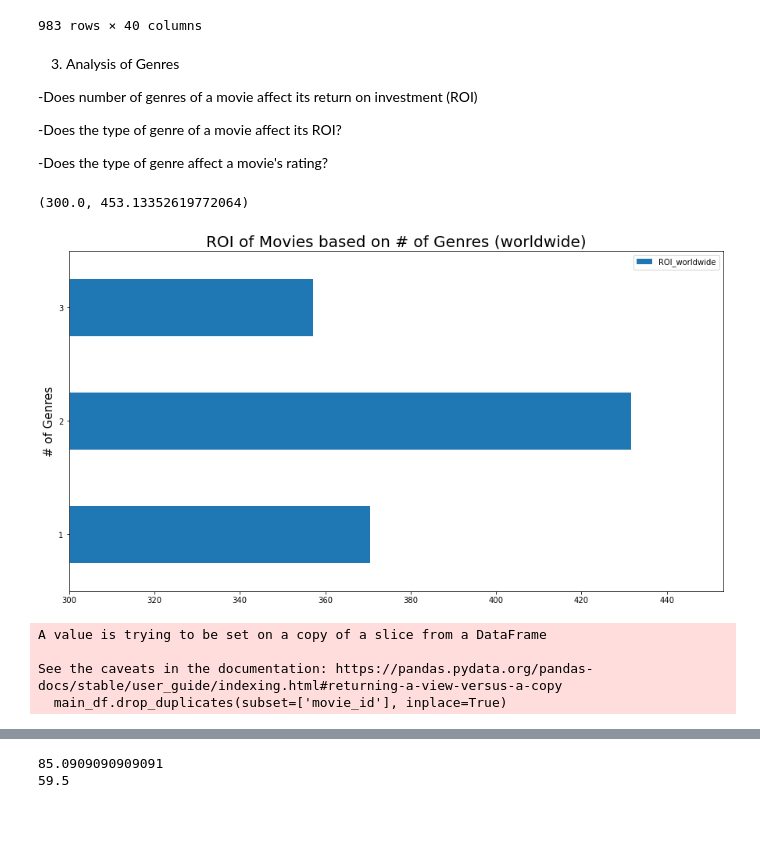
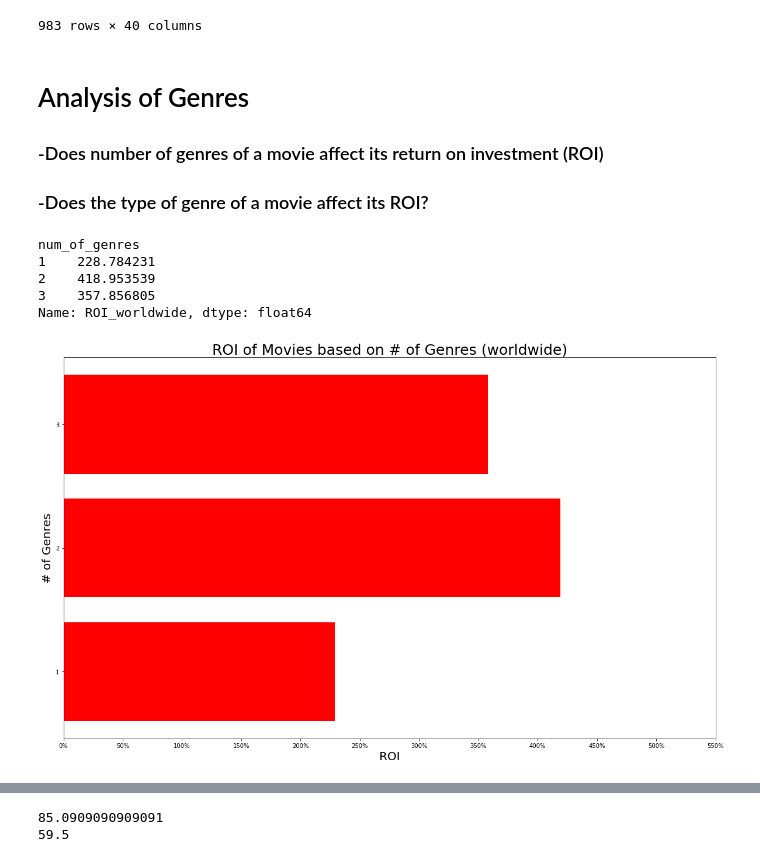
Before and after one commit to bc0119/project, a Jupyter notebook: dsc-phase-1-project-v2-4-master/student.ipynb, the cells around one changed output, grey strips where cells are left out. Saved outputs shown, nothing was run; the diff lists cells and outputs as text; code cells hidden in the pictures; blank space fills up the shorter version.

Commit message:
finished analysis and started updating plots and comments

```diff
--- a/dsc-phase-1-project-v2-4-master/student.ipynb
+++ b/dsc-phase-1-project-v2-4-master/student.ipynb
@@ -152,10 +162,10 @@ def binary_genres(lst, genre):
         return 1
     else:
         return 0
+
+#looping through genre columns to apply binary_genres function to add new columns
+for i in genre_columns:
+    merged[i] = merged.genres.apply(lambda x: binary_genres(x, i)
-# %%
-#looping through genre columns to apply binary_genres function to add new columns
-for i in genre_columns:
-    merged[i] = merged.genres.apply(lambda x: binary_genres(x, i))
 # %%
 merged
 # %% [output]
@@ -305,10 +283,8 @@ main_df
 | 1227 | tt9024106 | 2019 | 106.0 | [Biography, Drama] | 6.3 | 5945 | Unplanned | 33 | ... |
 983 rows × 40 columns
 # %% [markdown]
-3. Analysis of Genres
+#  Analysis of Genres
 
--Does number of genres of a movie affect its return on investment (ROI)
+### -Does number of genres of a movie affect its return on investment (ROI)
 
--Does the type of genre of a movie affect its ROI?
-
--Does the type of genre affect a movie's rating?
+### -Does the type of genre of a movie affect its ROI?
@@ -319,16 +291,33 @@ grouped_by_num_of_genres = main_df.groupby(['num_of_genres']).mean()
-# %%
-grouped_by_num_of_genres[['ROI_worldwide']].plot(kind = 'barh', figsize=(15,8))
-plt.title('ROI of Movies based on # of Genres (worldwide)', fontsize=20)
-plt.ylabel("# of Genres", fontsize=15)
-plt.xlim(300)
-# %% [output]
-(300.0, 453.13352619772064)
-[figure, removed]
+# %%
+#grouped dataframe by number of genres of each movie
+
+grouped_by_num_of_genres = main_df.groupby(['num_of_genres']).mean()
+num_genres_roi = grouped_by_num_of_genres['ROI_worldwide']
+num_genres_roi
+# %% [output]
+num_of_genres
+1    228.784231
+2    418.953539
+3    357.856805
+Name: ROI_worldwide, dtype: float64
+# %%
+#barplot of ROI by number of genres
+
+fig, ax = plt.subplots(figsize=(20,12))
+
+ax.barh(num_genres_roi.index, list(num_genres_roi), color='red')
+
+ax.set_title('ROI of Movies based on # of Genres (worldwide)', fontsize=25)
+ax.set_ylabel("# of Genres", fontsize=20)
+ax.set_yticks([1,2,3])
+ax.set_xlabel('ROI', fontsize=20)
+ax.set_xticks(range(0,600,50))
+ax.set_xticklabels(['{}%'.format(i) for i in range(0,600,50)])
+
+plt.show()
+# %% [output]
+[figure, added]
 # %%
+#dropping duplicates
 main_df.drop_duplicates(subset=['movie_id'], inplace=True)
-# %% [output]
-A value is trying to be set on a copy of a slice from a DataFrame
-
-See the caveats in the documentation: https://pandas.pydata.org/pandas-docs/stable/user_guide/indexing.html#returning-a-view-versus-a-copy
-  main_df.drop_duplicates(subset=['movie_id'], inplace=True)
 # %%
```
Also changed, not shown: parts of 62 cells of this notebook.
